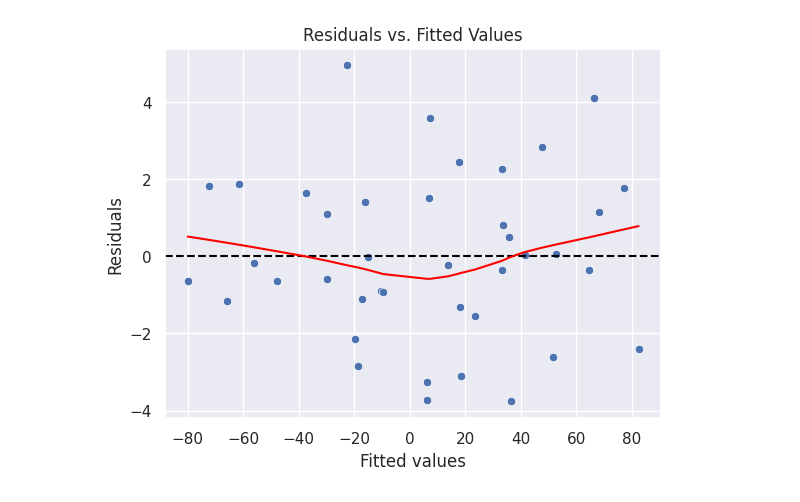
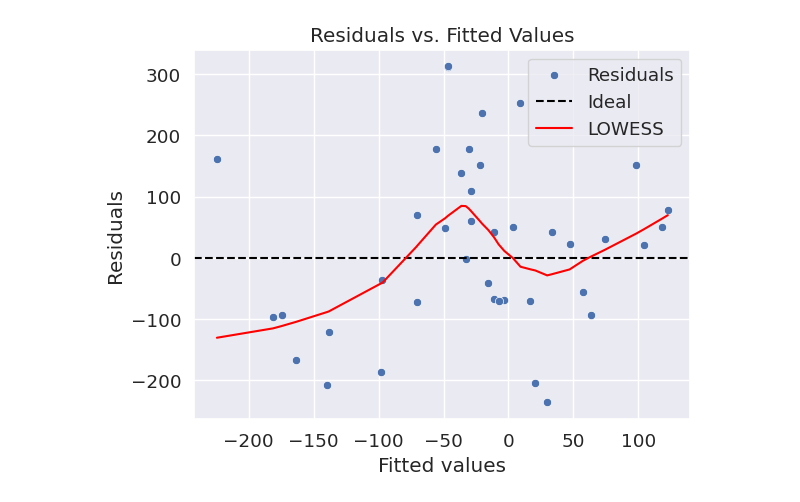
Before and after one commit to JD-DS/R_2_Example, a Jupyter notebook: scratch.ipynb, the cells around one changed output. Saved outputs shown, nothing was run; the diff lists cells and outputs as text; code cells hidden in the pictures.

```diff
--- a/scratch.ipynb
+++ b/scratch.ipynb
@@ -29,13 +55,4 @@ Test R^2: 0.20872410431565258
 # %%
-import matplotlib.pyplot as plt
-import numpy as np
-import seaborn as sns
-sns.set_theme(style="darkgrid")
-
-from sklearn.datasets import make_regression
-from sklearn.model_selection import train_test_split
-
-
 # Create empty lists to store R^2 values
 train_r2 = []
 test_r2 = []
@@ -71,10 +88,10 @@ x_values = np.array(range(10, n_samples, 10)).flatten()
 # Visualize R^2 values
 sns.lineplot(x = x_values, y = train_r2_np, label='Training R^2')
 sns.lineplot(x = x_values, y = test_r2_np, label='Testing R^2')
-# plt.plot(range(10, n_samples, 10), train_r2, label='Training R^2')
-# plt.plot(range(10, n_samples, 10), test_r2, label='Testing R^2')
+
 plt.xlabel('Number of training samples')
 plt.ylabel('R^2')
+plt.title('Overfitting - Model Does Not Generalize')
 plt.legend()
 plt.show()
 # %% [output]
@@ -130,25 +141,21 @@ plt.show()
 # %%
-import numpy as np
-import seaborn as sns
-import matplotlib.pyplot as plt
-from sklearn.linear_model import LinearRegression
-from statsmodels.nonparametric.smoothers_lowess import lowess
 
-# Fit a model and calculate residuals
-model = LinearRegression()
-model.fit(X_train, y_train)
-y_pred = model.predict(X_train)
-residuals = y_train - y_pred
+# # Fit a model and calculate residuals
+# model = LinearRegression()
+# model.fit(X_train, y_train)
+y_pred = model.predict(X_test)
+residuals = y_test - y_pred
 
 # Create a residuals vs. fitted values plot
-sns.scatterplot(x=y_pred, y=residuals)
-plt.axhline(0, color='black', linestyle='--')
+sns.scatterplot(x=y_pred, y=residuals, label='Residuals')
+plt.axhline(0, color='black', linestyle='--', label='Ideal')
 # Add lowess line
 lowess_line = lowess(residuals, y_pred)
-plt.plot(lowess_line[:, 0], lowess_line[:, 1], color='red')
+plt.plot(lowess_line[:, 0], lowess_line[:, 1], color='red', label='LOWESS')
 plt.xlabel('Fitted values')
 plt.ylabel('Residuals')
 plt.title('Residuals vs. Fitted Values')
+plt.legend()
 plt.show()
 # %% [output]
-[figure, old version]
+[figure, new version]
```
Also changed, not shown: parts of 10 cells of this notebook.
